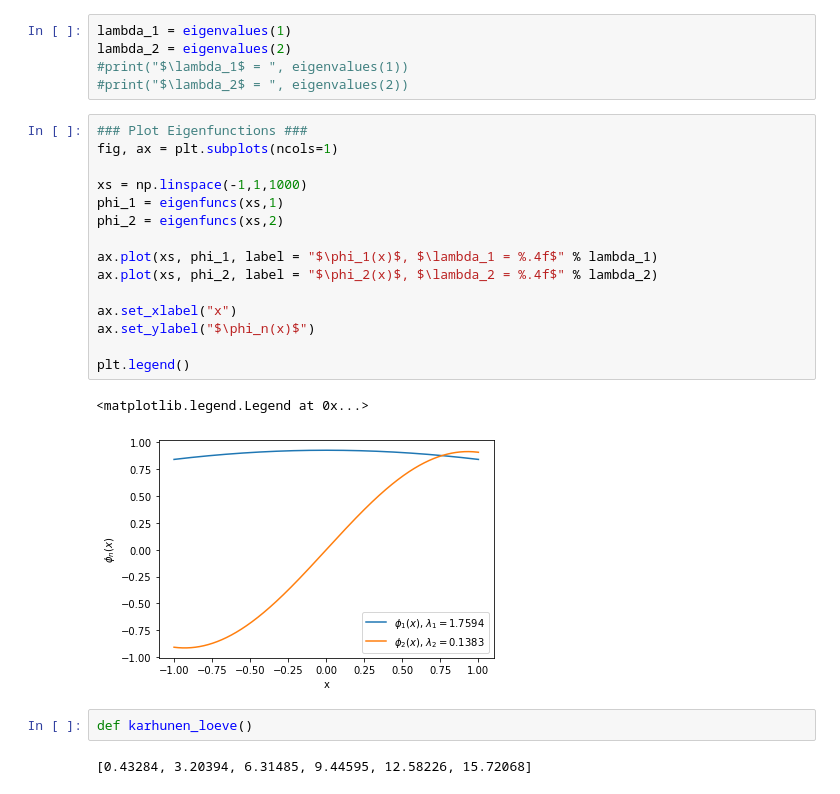
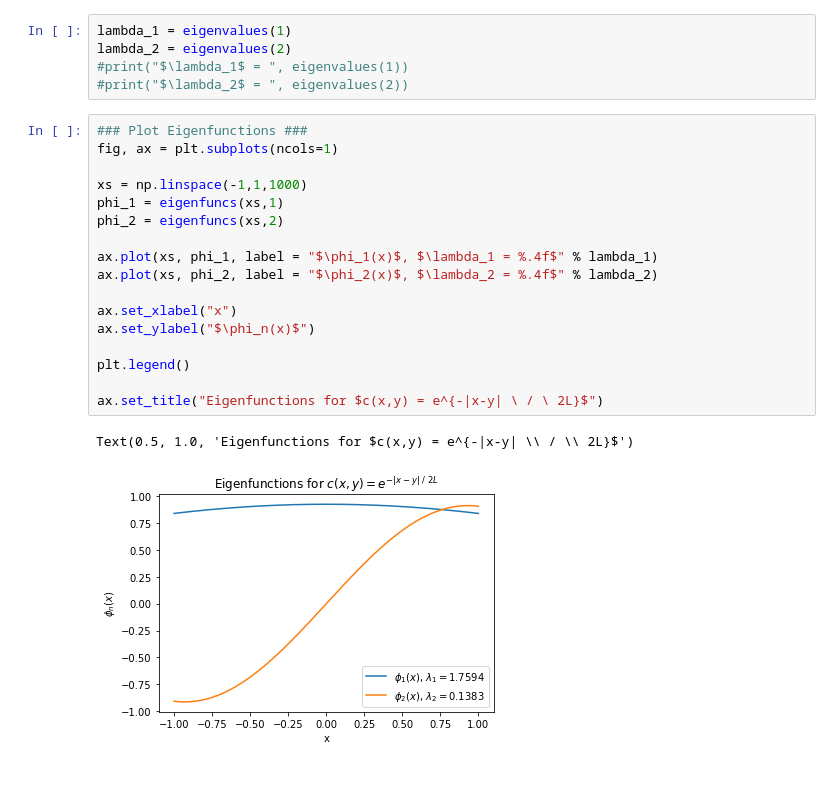
Before and after one commit to adamcwatts/MA540_UQ, a Jupyter notebook: Project1/Project1_Number2_NW.ipynb, the cells around one changed output. Drawn from its saved outputs; the diff is of its cells as text.

```diff
--- a/Project1/Project1_Number2_NW.ipynb
+++ b/Project1/Project1_Number2_NW.ipynb
@@ -59,22 +67,20 @@ lambda_2 = eigenvalues(2)
 # %%
 ### Plot Eigenfunctions ###
 fig, ax = plt.subplots(ncols=1)
 
 xs = np.linspace(-1,1,1000)
 phi_1 = eigenfuncs(xs,1)
 phi_2 = eigenfuncs(xs,2)
 
 ax.plot(xs, phi_1, label = "$\phi_1(x)$, $\lambda_1 = %.4f$" % lambda_1)
 ax.plot(xs, phi_2, label = "$\phi_2(x)$, $\lambda_2 = %.4f$" % lambda_2)
 
 ax.set_xlabel("x")
 ax.set_ylabel("$\phi_n(x)$")
 
 plt.legend()
+
+ax.set_title("Eigenfunctions for $c(x,y) = e^{-|x-y| \ / \ 2L}$")
 # %% [output]
-<matplotlib.legend.Legend at 0x...>
+Text(0.5, 1.0, 'Eigenfunctions for $c(x,y) = e^{-|x-y| \\ / \\ 2L}$')
-[figure, old version]
+[figure, new version]
-# %%
-def karhunen_loeve()
-# %% [output]
-[0.43284, 3.20394, 6.31485, 9.44595, 12.58226, 15.72068]
```
Also changed, not shown: parts of 2 cells of this notebook, 1 other file.
